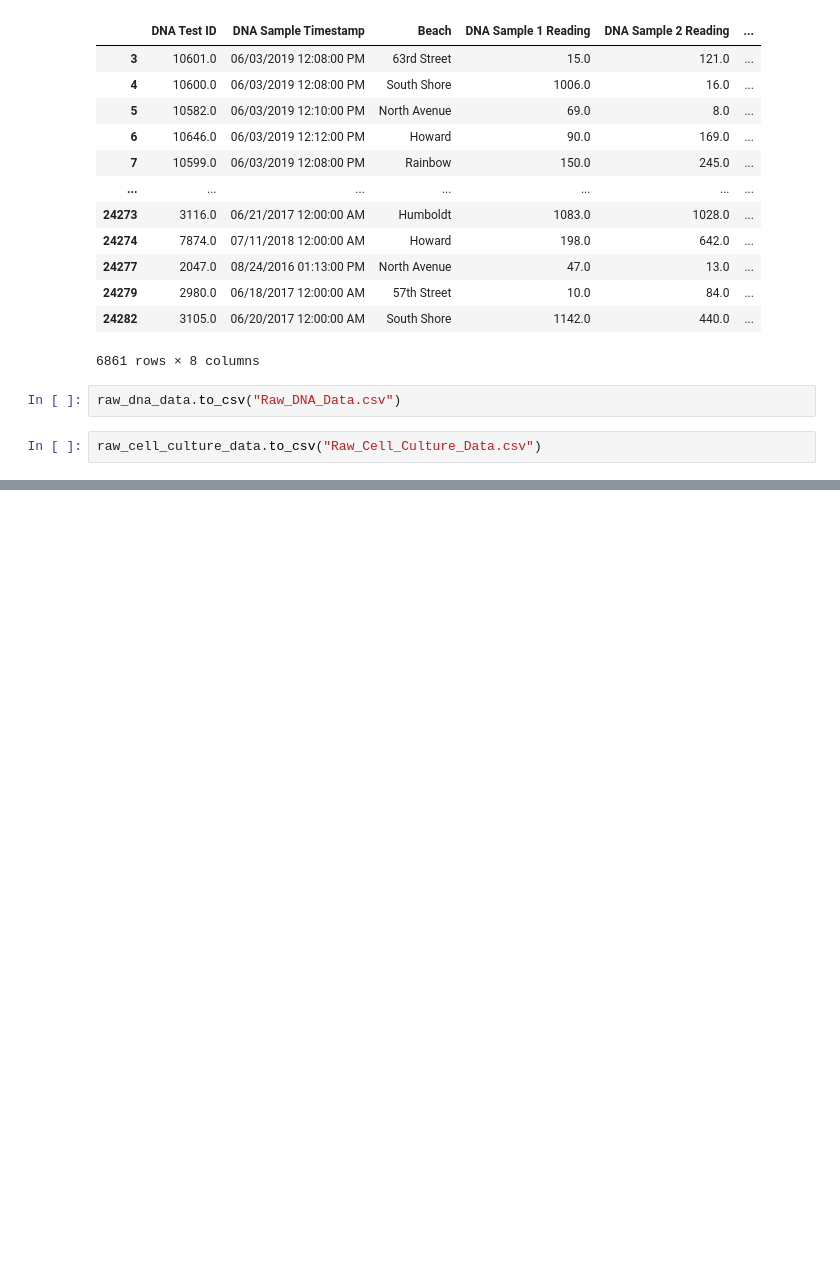
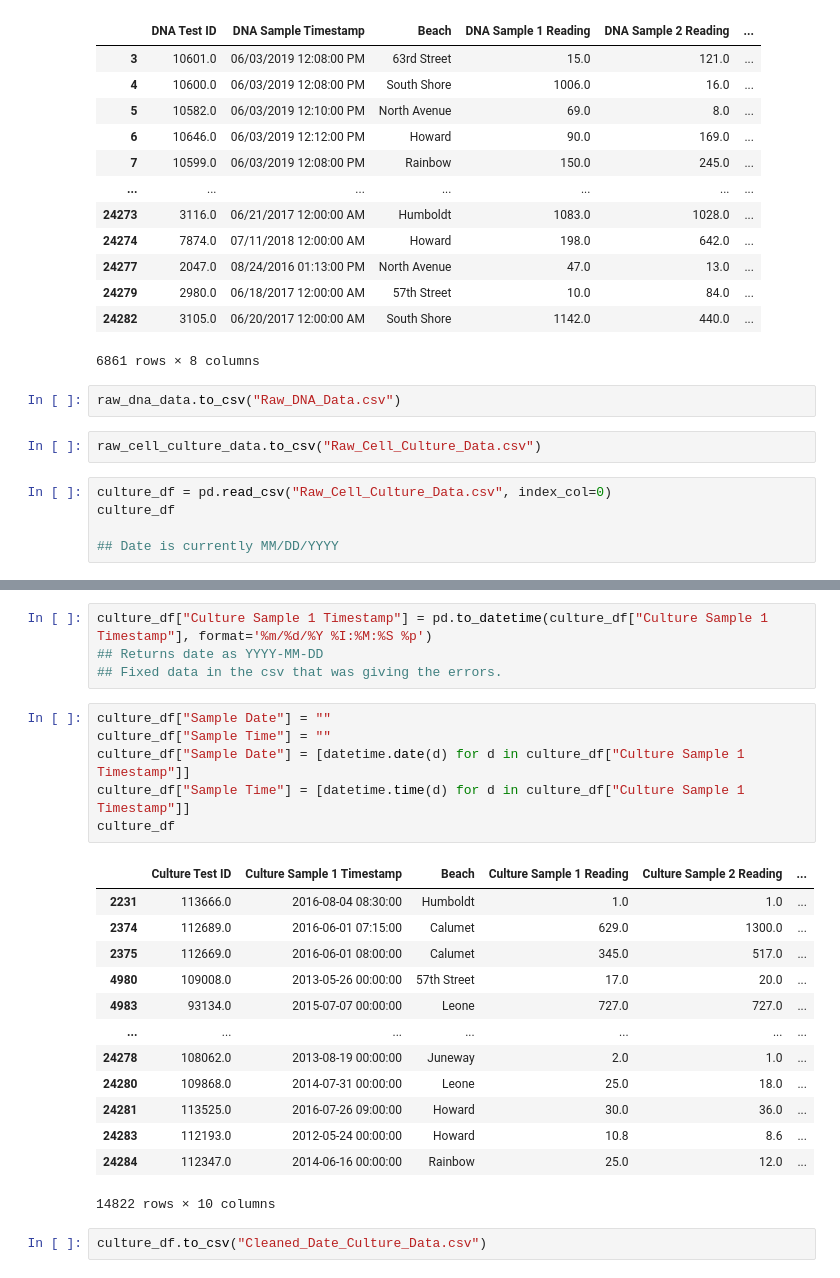
Before and after one commit to ander1908/Bootcamp_Project1, a Jupyter notebook: Data_Cleaning.ipynb, the cells around one changed output, grey strips where cells are left out. Drawn from its saved outputs; the diff is of its cells as text; blank space fills up the shorter version.

Commit message:
Combined Data cleaning code into one file.

```diff
--- a/Data_Cleaning.ipynb
+++ b/Data_Cleaning.ipynb
@@ -98,3 +99,8 @@ raw_dna_data
 raw_dna_data.to_csv("Raw_DNA_Data.csv")
 # %%
 raw_cell_culture_data.to_csv("Raw_Cell_Culture_Data.csv")
+# %%
+culture_df = pd.read_csv("Raw_Cell_Culture_Data.csv", index_col=0)
+culture_df
+
+## Date is currently MM/DD/YYYY
@@ -100,0 +121,26 @@ raw_cell_culture_data.to_csv("Raw_Cell_Culture_Data.csv")
+# %%
+culture_df["Culture Sample 1 Timestamp"] = pd.to_datetime(culture_df["Culture Sample 1 Timestamp"], format='%m/%d/%Y %I:%M:%S %p')
+## Returns date as YYYY-MM-DD
+## Fixed data in the csv that was giving the errors.
+# %%
+culture_df["Sample Date"] = ""
+culture_df["Sample Time"] = ""
+culture_df["Sample Date"] = [datetime.date(d) for d in culture_df["Culture Sample 1 Timestamp"]]
+culture_df["Sample Time"] = [datetime.time(d) for d in culture_df["Culture Sample 1 Timestamp"]]
+culture_df
+# %% [output]
+|  | Culture Test ID | Culture Sample 1 Timestamp | Beach | Culture Sample 1 Reading | Culture Sample 2 Reading | ... |
+| 2231 | 113666.0 | 2016-08-04 08:30:00 | Humboldt | 1.0 | 1.0 | ... |
+| 2374 | 112689.0 | 2016-06-01 07:15:00 | Calumet | 629.0 | 1300.0 | ... |
+| 2375 | 112669.0 | 2016-06-01 08:00:00 | Calumet | 345.0 | 517.0 | ... |
+| 4980 | 109008.0 | 2013-05-26 00:00:00 | 57th Street | 17.0 | 20.0 | ... |
+| 4983 | 93134.0 | 2015-07-07 00:00:00 | Leone | 727.0 | 727.0 | ... |
+| ... | ... | ... | ... | ... | ... | ... |
+| 24278 | 108062.0 | 2013-08-19 00:00:00 | Juneway | 2.0 | 1.0 | ... |
+| 24280 | 109868.0 | 2014-07-31 00:00:00 | Leone | 25.0 | 18.0 | ... |
+| 24281 | 113525.0 | 2016-07-26 09:00:00 | Howard | 30.0 | 36.0 | ... |
+| 24283 | 112193.0 | 2012-05-24 00:00:00 | Howard | 10.8 | 8.6 | ... |
+| 24284 | 112347.0 | 2014-06-16 00:00:00 | Rainbow | 25.0 | 12.0 | ... |
+14822 rows × 10 columns
+# %%
+culture_df.to_csv("Cleaned_Date_Culture_Data.csv")
```
Also changed, not shown: parts of 7 cells of this notebook, 2 other files.
